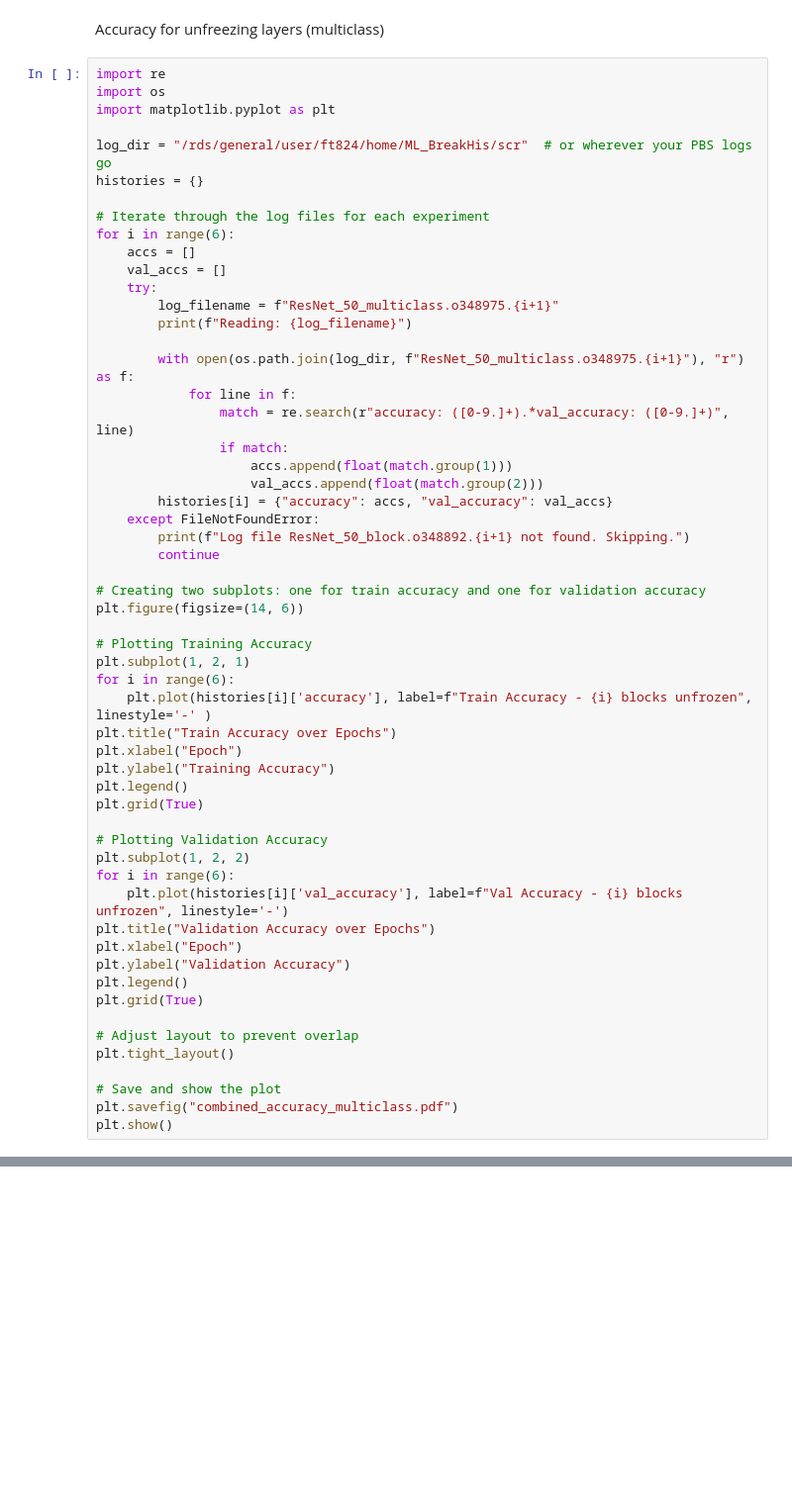
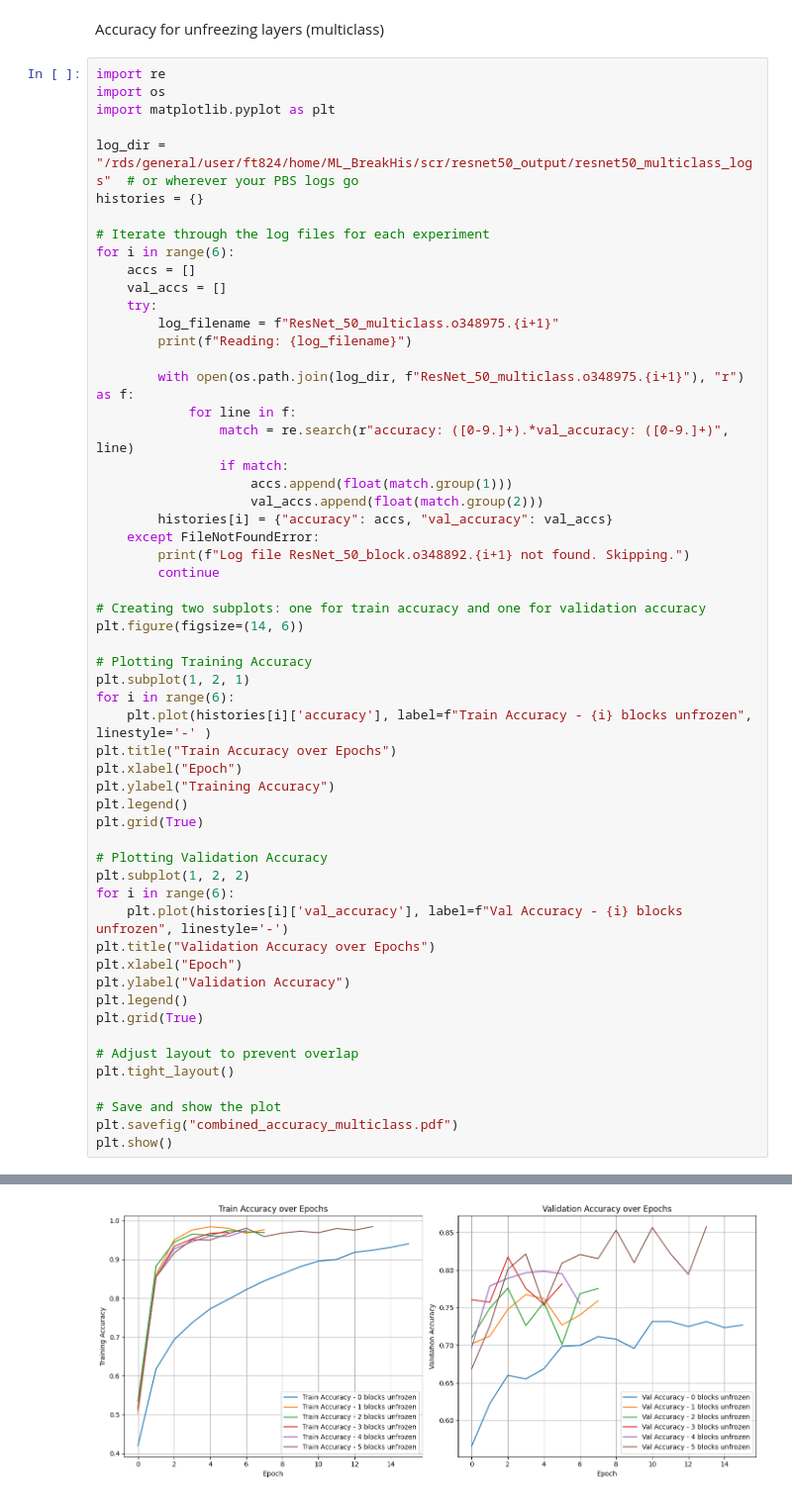
Before and after one commit to mariaserov/ML_BreakHis, a Jupyter notebook: scr/ResNet50.ipynb, the cells around one changed output, grey strips where cells are left out. Shown at 99% size. Cells and saved outputs as stored; diff of their text form; blank space fills up the shorter version.

```diff
--- a/scr/ResNet50.ipynb
+++ b/scr/ResNet50.ipynb
@@ -515,7 +515,7 @@ import re
 import os
 import matplotlib.pyplot as plt
 
-log_dir = "/rds/general/user/ft824/home/ML_BreakHis/scr"  # or wherever your PBS logs go
+log_dir = "/rds/general/user/ft824/home/ML_BreakHis/scr/resnet50_output/resnet50_multiclass_logs"  # or wherever your PBS logs go
 histories = {}
 
 # Iterate through the log files for each experiment
@@ -566,3 +566,4 @@ plt.tight_layout()
 # Save and show the plot
 plt.savefig("combined_accuracy_multiclass.pdf")
 plt.show()
+# %% [output]
@@ -568,0 +576 @@ plt.show()
+[figure, added]
```
Also changed, not shown: parts of 8 cells of this notebook.
